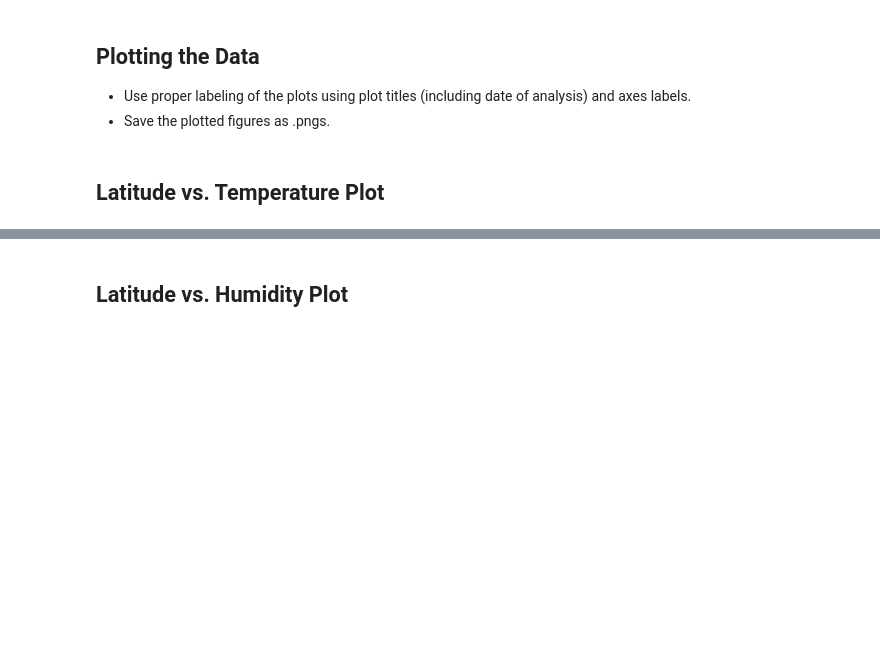
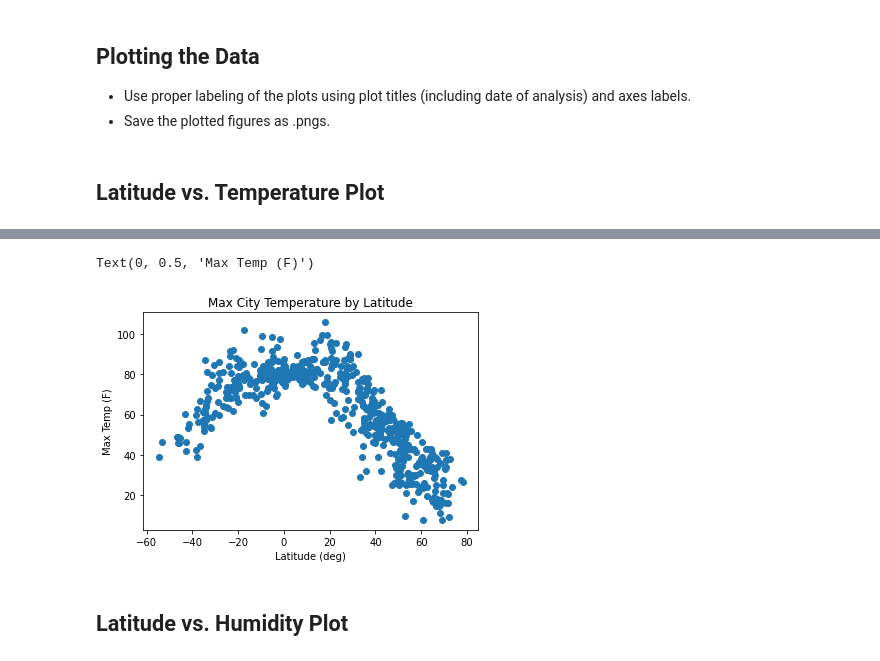
Before and after one commit to owenmeyer3/python-api-challenge, a Jupyter notebook: WeatherPy/WeatherPy.ipynb, the cells around one changed output, grey strips where cells are left out. Cells and saved outputs as stored; diff of their text form; code cells hidden in the pictures; blank space fills up the shorter version.

```diff
--- a/WeatherPy/WeatherPy.ipynb
+++ b/WeatherPy/WeatherPy.ipynb
@@ -202,2 +191,10 @@ Int64Index([], dtype='int64')
+# %%
+plt.scatter(clean_city_data['lat'].values, clean_city_data['max_temp'].values)
+plt.title('Max City Temperature by Latitude')
+plt.xlabel('Latitude (deg)')
+plt.ylabel('Max Temp (F)')
+# %% [output]
+Text(0, 0.5, 'Max Temp (F)')
+[figure, added]
 # %% [markdown]
 ## Latitude vs. Humidity Plot
```
Also changed, not shown: parts of 12 cells of this notebook.
